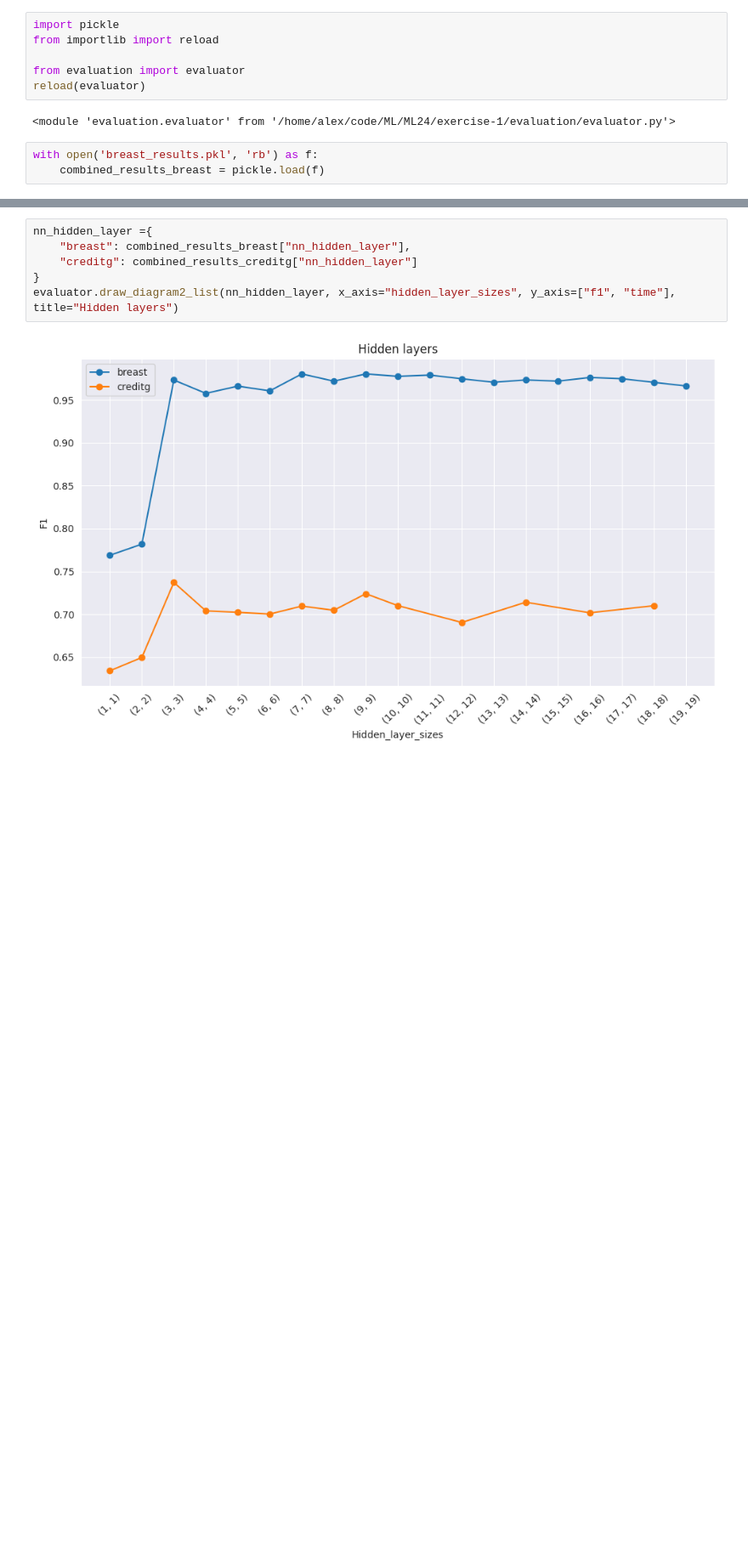
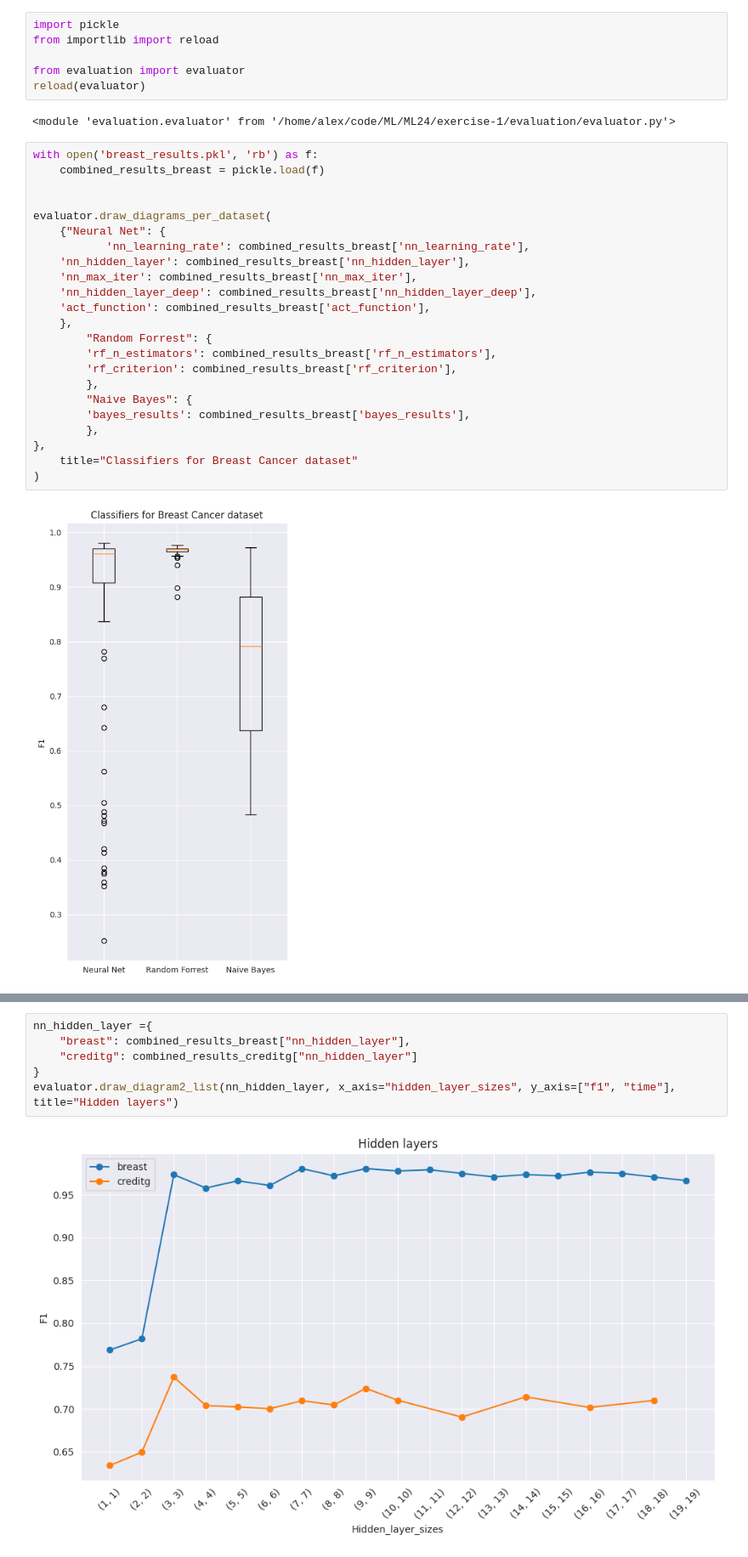
Before and after one commit to Maustrian3/ML24, a Jupyter notebook: exercise-1/combined_plots.ipynb, the cells around one changed output, grey strips where cells are left out. Shown: that part at 85% size. Drawn from its saved outputs; the diff is of its cells as text; blank space fills up the shorter version.

```diff
--- a/exercise-1/combined_plots.ipynb
+++ b/exercise-1/combined_plots.ipynb
@@ -9,6 +9,28 @@ reload(evaluator)
 # %%
 with open('breast_results.pkl', 'rb') as f:
     combined_results_breast = pickle.load(f)
+
+
+evaluator.draw_diagrams_per_dataset(
+    {"Neural Net": {
+           'nn_learning_rate': combined_results_breast['nn_learning_rate'],
+    'nn_hidden_layer': combined_results_breast['nn_hidden_layer'],
+    'nn_max_iter': combined_results_breast['nn_max_iter'],
+    'nn_hidden_layer_deep': combined_results_breast['nn_hidden_layer_deep'],
+    'act_function': combined_results_breast['act_function'],
+    },
+        "Random Forrest": {
+        'rf_n_estimators': combined_results_breast['rf_n_estimators'],
+        'rf_criterion': combined_results_breast['rf_criterion'],
+        },
+        "Naive Bayes": {
+        'bayes_results': combined_results_breast['bayes_results'],
+        },
+},
+    title="Classifiers for Breast Cancer dataset"
+)
+# %% [output]
+[figure, added]
 # %%
 with open('creditg_results.pkl', 'rb') as f:
     combined_results_creditg = pickle.load(f)
```
Also changed, not shown: parts of 1 cell of this notebook, 1 other file.
